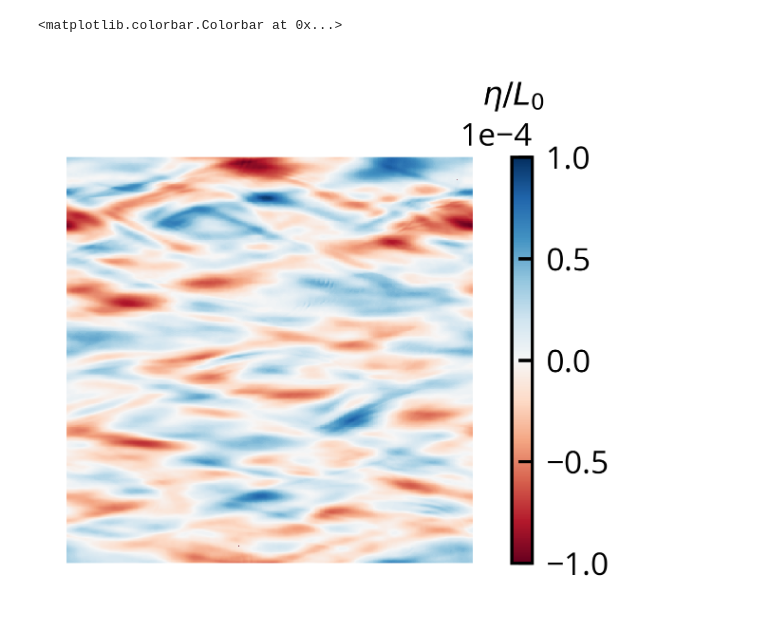
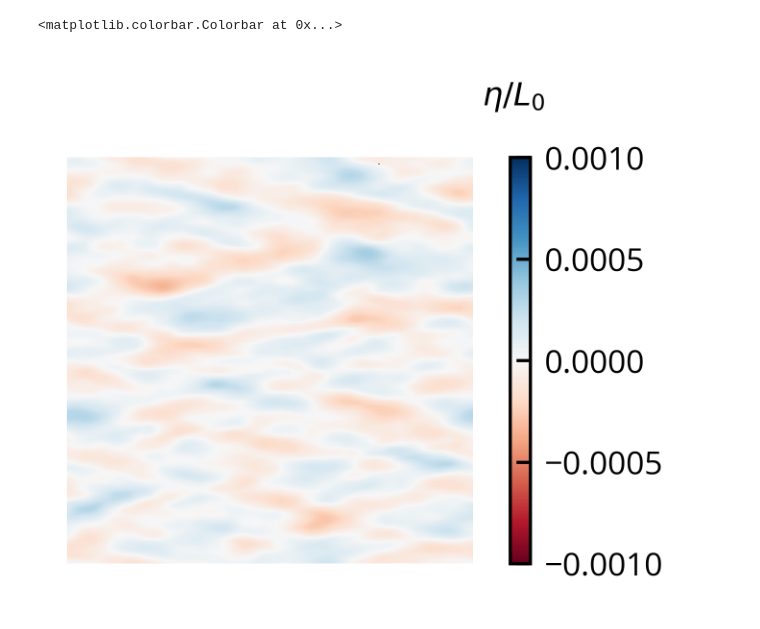
Before and after one commit to DeikeLab/jiarongw-postprocessing, a Jupyter notebook: jupyter_notebook/project_specific/turbulence/demo.ipynb, the cells around one changed output. Drawn from its saved outputs; the diff is of its cells as text; code cells hidden in the pictures.

```diff
--- a/jupyter_notebook/project_specific/turbulence/demo.ipynb
+++ b/jupyter_notebook/project_specific/turbulence/demo.ipynb
@@ -32,12 +32,12 @@ def read_eta (time):
 # %%
 """Plot at given time"""
 plt.figure(figsize=[3,2])
-eta_tile = read_eta (65)
-plt.imshow((eta_tile-1)/2/np.pi, cmap='RdBu', vmax = 0.0001, vmin = -0.0001, extent=[-np.pi,np.pi,0,2*np.pi])
+eta_tile = read_eta (172)
+plt.imshow((eta_tile-1)/2/np.pi, cmap='RdBu', vmax = 0.001, vmin = -0.001, extent=[-np.pi,np.pi,0,2*np.pi])
 plt.axis('off')
 ax = plt.gca()
 ax.text(1.1,1.15, r'$\eta/L_0$', ha='center', va='center', transform=ax.transAxes)
 plt.colorbar()
 # %% [output]
 <matplotlib.colorbar.Colorbar at 0x...>
-[figure, old version]
+[figure, new version]
```
Also changed, not shown: parts of 6 cells of this notebook, 13 other files.
